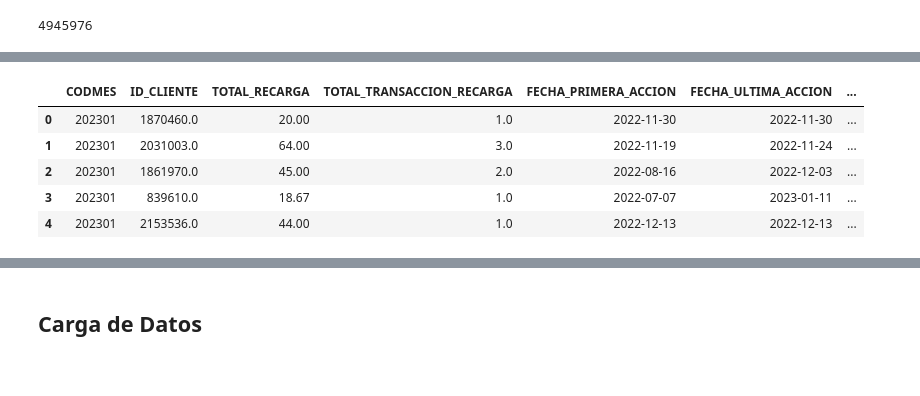
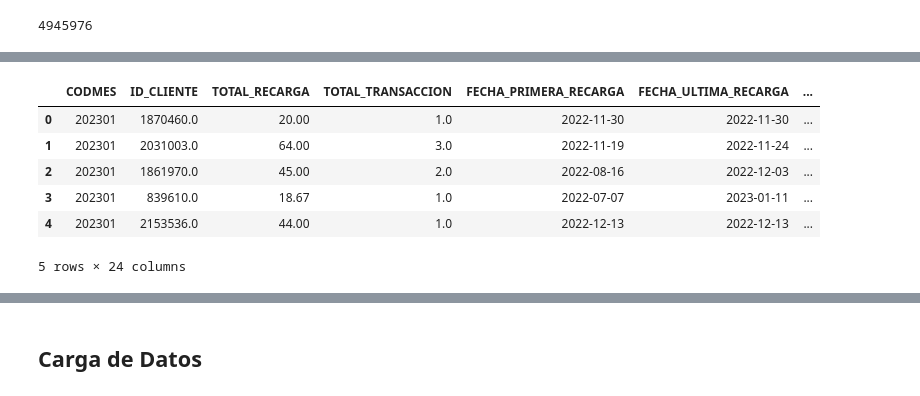
Before and after one commit to Sandraanalytics/latinka, a Jupyter notebook: class_total.ipynb, the cells around one changed output, grey strips where cells are left out. Cells and saved outputs as stored; diff of their text form; code cells hidden in the pictures.

```diff
--- a/class_total.ipynb
+++ b/class_total.ipynb
@@ -351,0 +394,7 @@ df3 = df2.loc[:,['ID_CLIENTE','TOTAL_RECARGA', 'TOTAL_TRANSACCION_RECARGA','PROD
+# %%
+dat1 = pd.get_dummies(df2.PRODUCTO_PRINCIPAL)
+df_1 = pd.concat([df2.drop("PRODUCTO_PRINCIPAL", axis=1), dat1], axis=1)
+# %%
+df3 = df_1.loc[:, ['TOTAL_RECARGA', 'TOTAL_TRANSACCION',
+                'FRECUENCY', 'MONETARY', 'RECENCY', 'EDAD', 'DIAS_CON', 'INDICE_FELICIDAD',
+                   "CASINO", "DEPORTE VIRTUAL","GANA DIARIO","GANAGOL","KABALA","KINELO","RASPAYA","TE APUESTO","TINKA"]]
@@ -352,5 +417,5 @@ df3 = df2.loc[:,['ID_CLIENTE','TOTAL_RECARGA', 'TOTAL_TRANSACCION_RECARGA','PROD
 # %%
-X_2023 = df3.drop(columns=['ID_CLIENTE','RECENCY'], axis=1)
+X_2023 = df3.drop(columns=['RECENCY'], axis=1)
 # %%
 X_2023.head()
 # %% [output]
@@ -389,15 +454,16 @@ df3.head()
 # %%
 # Probabilidad de no activo = PROB_REG_LOG
 # no activo = 0 , Activo = 1
-df2['REG_LOG'] = Y_predict_2023
-df2['PROB_REG_LOG'] = (Y_predict_prob_2023[:,0]).round(2)
+df_1['REG_LOG'] = Y_predict_2023
+df_1['PROB_REG_LOG'] = Y_predict_prob_2023[:,1]
 # %%
-df2.head()
+df_1.head()
 # %% [output]
-|  | CODMES | ID_CLIENTE | TOTAL_RECARGA | TOTAL_TRANSACCION_RECARGA | FECHA_PRIMERA_ACCION | FECHA_ULTIMA_ACCION | ... |
+|  | CODMES | ID_CLIENTE | TOTAL_RECARGA | TOTAL_TRANSACCION | FECHA_PRIMERA_RECARGA | FECHA_ULTIMA_RECARGA | ... |
 | 0 | 202301 | 1870460.0 | 20.00 | 1.0 | 2022-11-30 | 2022-11-30 | ... |
 | 1 | 202301 | 2031003.0 | 64.00 | 3.0 | 2022-11-19 | 2022-11-24 | ... |
 | 2 | 202301 | 1861970.0 | 45.00 | 2.0 | 2022-08-16 | 2022-12-03 | ... |
 | 3 | 202301 | 839610.0 | 18.67 | 1.0 | 2022-07-07 | 2023-01-11 | ... |
 | 4 | 202301 | 2153536.0 | 44.00 | 1.0 | 2022-12-13 | 2022-12-13 | ... |
+5 rows × 24 columns
 # %%
```
Also changed, not shown: parts of 44 cells of this notebook, 1 other file.
